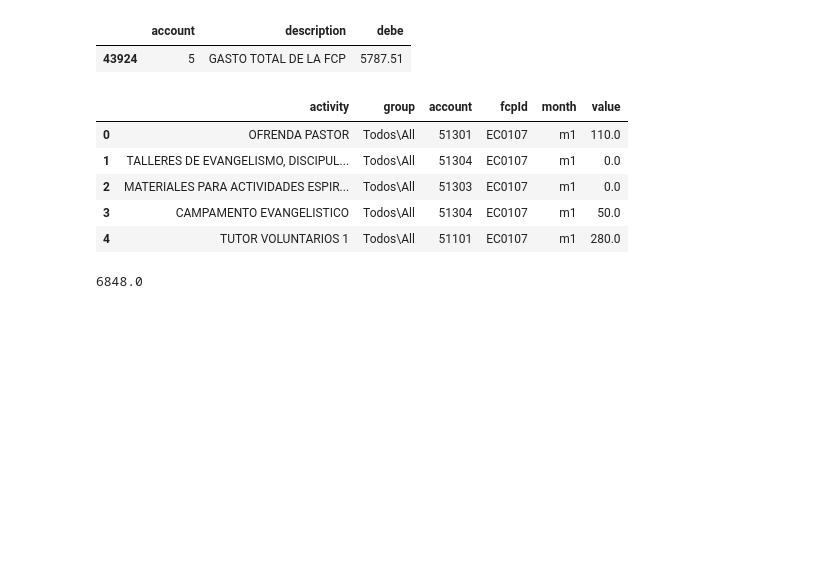
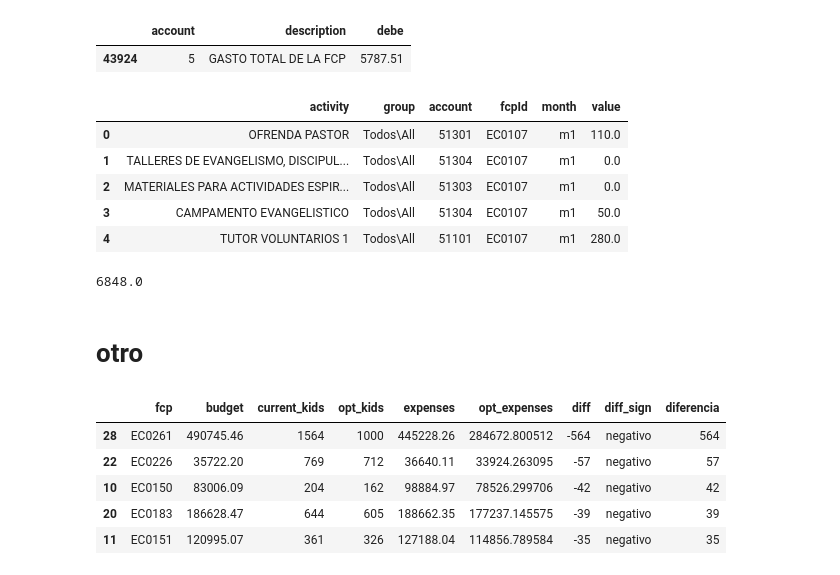
Before and after one commit to NicolasMafla/child-support-opt, a Jupyter notebook: notebooks/Optimization Analysis.ipynb, the cells around one changed output. Saved outputs shown, nothing was run; the diff lists cells and outputs as text; code cells hidden in the pictures; blank space fills up the shorter version.

```diff
--- a/notebooks/Optimization Analysis.ipynb
+++ b/notebooks/Optimization Analysis.ipynb
@@ -58,3 +62,5 @@ proyected = proyected[["account", "activity", "value"]]
 print(proyected["value"].sum())
 # %% [output]
 6848.0
+# %% [markdown]
+# otro
@@ -60,0 +75,9 @@ print(proyected["value"].sum())
+# %%
+results.head()
+# %% [output]
+|  | fcp | budget | current_kids | opt_kids | expenses | opt_expenses | diff | diff_sign | diferencia |
+| 28 | EC0261 | 490745.46 | 1564 | 1000 | 445228.26 | 284672.800512 | -564 | negativo | 564 |
+| 22 | EC0226 | 35722.20 | 769 | 712 | 36640.11 | 33924.263095 | -57 | negativo | 57 |
+| 10 | EC0150 | 83006.09 | 204 | 162 | 98884.97 | 78526.299706 | -42 | negativo | 42 |
+| 20 | EC0183 | 186628.47 | 644 | 605 | 188662.35 | 177237.145575 | -39 | negativo | 39 |
+| 11 | EC0151 | 120995.07 | 361 | 326 | 127188.04 | 114856.789584 | -35 | negativo | 35 |
```
Also changed, not shown: parts of 4 cells of this notebook, 1 other file.
